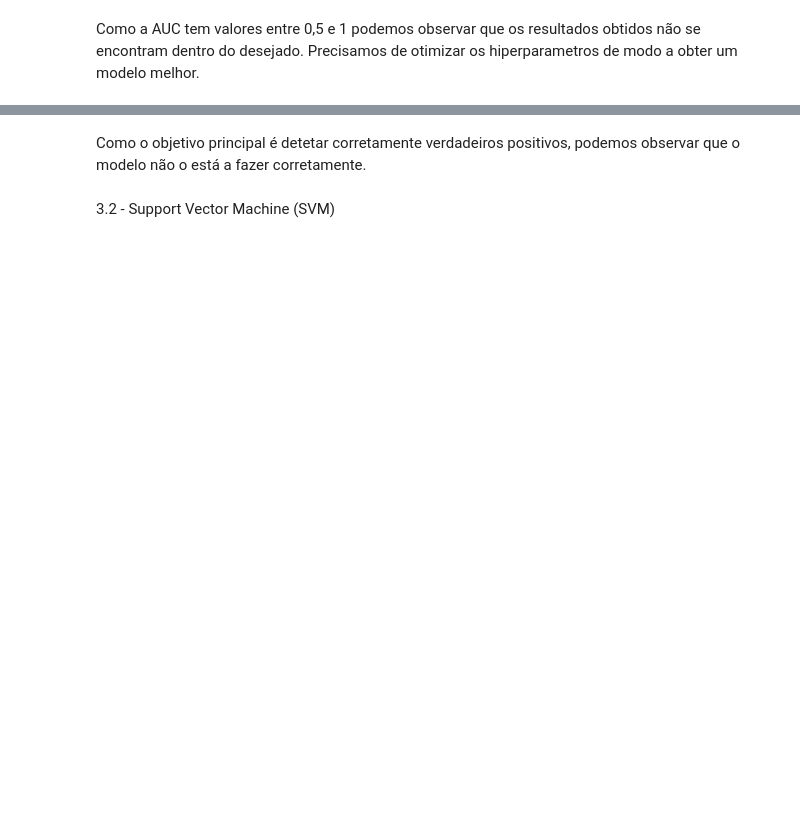
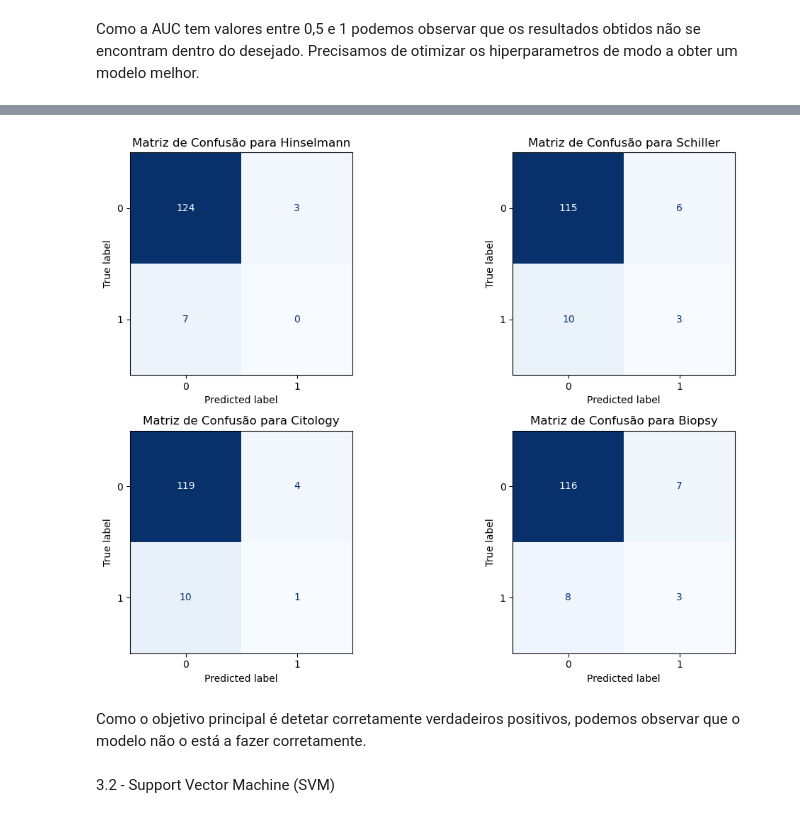
Before and after one commit to PedroC12804/Projeto-AAEB, a Jupyter notebook: Projeto .ipynb, the cells around one changed output, grey strips where cells are left out. Cells and saved outputs as stored; diff of their text form; code cells hidden in the pictures; blank space fills up the shorter version.

```diff
--- a/Projeto .ipynb
+++ b/Projeto .ipynb
@@ -456,3 +466,7 @@ plt.show()
+# %%
+Confusion_matrix(best_models_list, X_test, y_test)
+# %% [output]
+[figure, added]
 # %% [markdown]
 Como o objetivo principal é detetar corretamente verdadeiros positivos, podemos observar que o modelo não o está a fazer corretamente.
 # %% [markdown]
```
Also changed, not shown: parts of 12 cells of this notebook.
